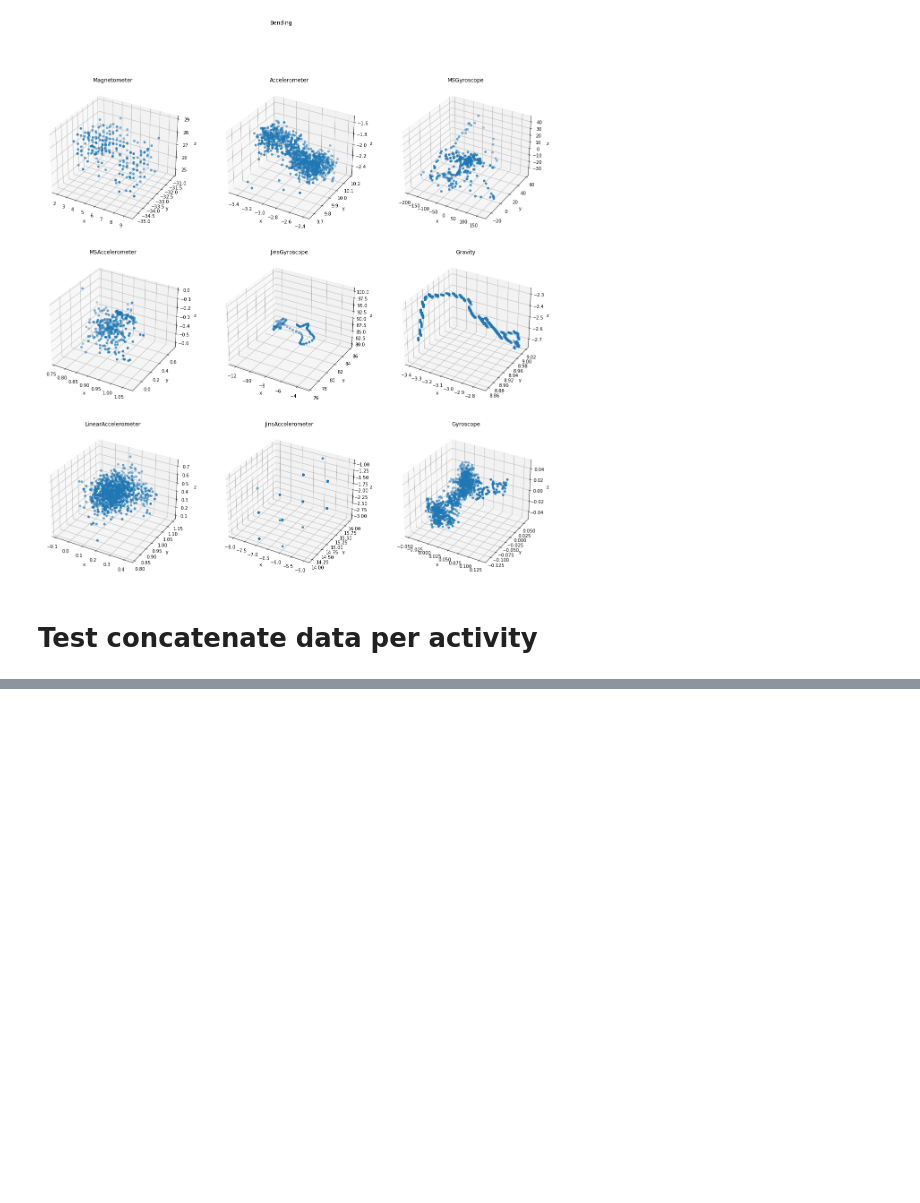
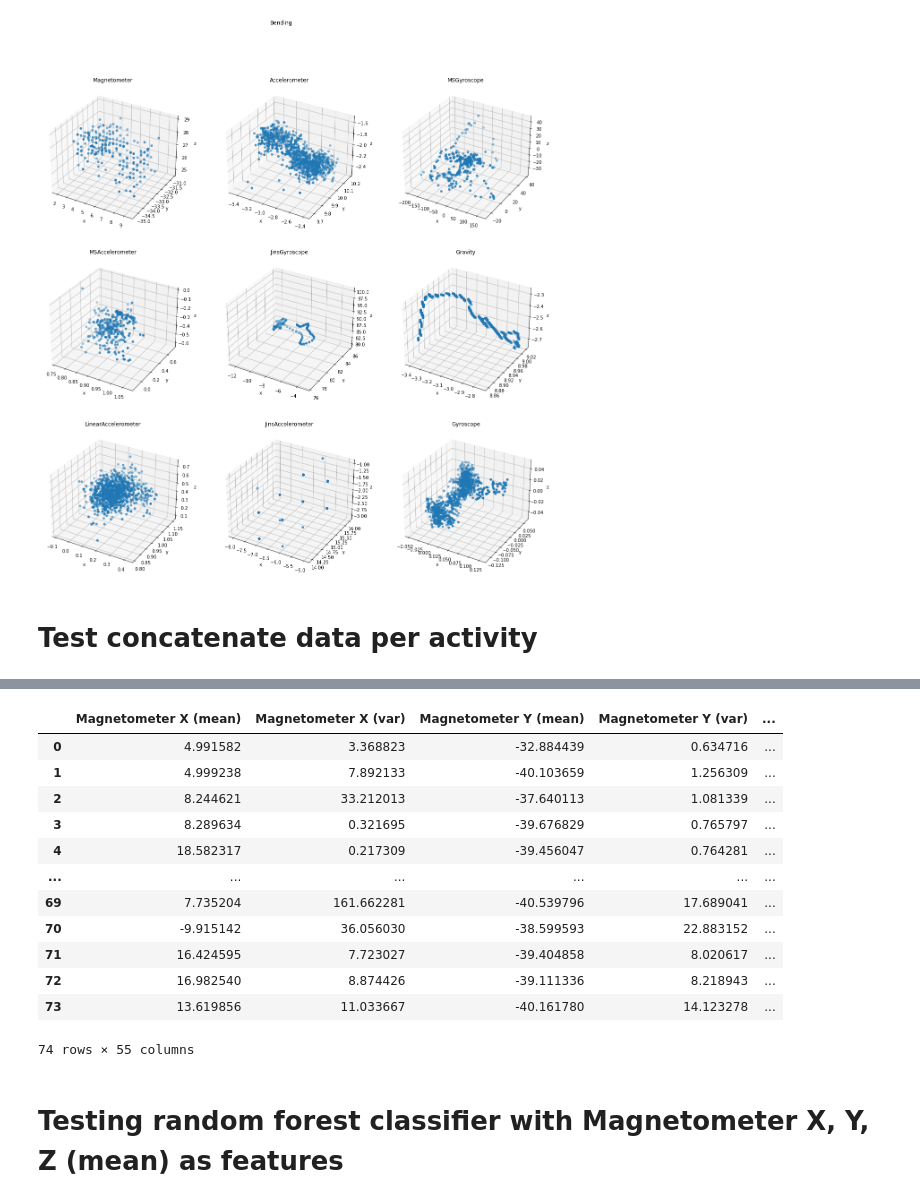
Before and after one commit to robyhartonodev/angewandte-ki-cog-village, a Jupyter notebook: read.ipynb, the cells around one changed output, grey strips where cells are left out. Saved outputs shown, nothing was run; the diff lists cells and outputs as text; code cells hidden in the pictures; blank space fills up the shorter version.

```diff
--- a/read.ipynb
+++ b/read.ipynb
@@ -222,0 +263,36 @@ IndexError: list index out of range
+# %%
+df = pd.DataFrame(ary)
+
+# Name df columns, so it's more clear
+df_columns = []
+
+# Iterate through except last item 'label'
+for key in keys[:-1]:
+    df_columns.append('{} X (mean)'.format(key))
+    df_columns.append('{} X (var)'.format(key))
+    df_columns.append('{} Y (mean)'.format(key))
+    df_columns.append('{} Y (var)'.format(key))
+    df_columns.append('{} Z (mean)'.format(key))
+    df_columns.append('{} Z (var)'.format(key))
+
+df_columns.append('label')
+
+df.columns = df_columns
+
+df
+# %% [output]
+|  | Magnetometer X (mean) | Magnetometer X (var) | Magnetometer Y (mean) | Magnetometer Y (var) | ... |
+| 0 | 4.991582 | 3.368823 | -32.884439 | 0.634716 | ... |
+| 1 | 4.999238 | 7.892133 | -40.103659 | 1.256309 | ... |
+| 2 | 8.244621 | 33.212013 | -37.640113 | 1.081339 | ... |
+| 3 | 8.289634 | 0.321695 | -39.676829 | 0.765797 | ... |
+| 4 | 18.582317 | 0.217309 | -39.456047 | 0.764281 | ... |
+| ... | ... | ... | ... | ... | ... |
+| 69 | 7.735204 | 161.662281 | -40.539796 | 17.689041 | ... |
+| 70 | -9.915142 | 36.056030 | -38.599593 | 22.883152 | ... |
+| 71 | 16.424595 | 7.723027 | -39.404858 | 8.020617 | ... |
+| 72 | 16.982540 | 8.874426 | -39.111336 | 8.218943 | ... |
+| 73 | 13.619856 | 11.033667 | -40.161780 | 14.123278 | ... |
+74 rows × 55 columns
+# %% [markdown]
+# Testing random forest classifier with Magnetometer X, Y, Z (mean) as features
```
Also changed, not shown: parts of 8 cells of this notebook.
